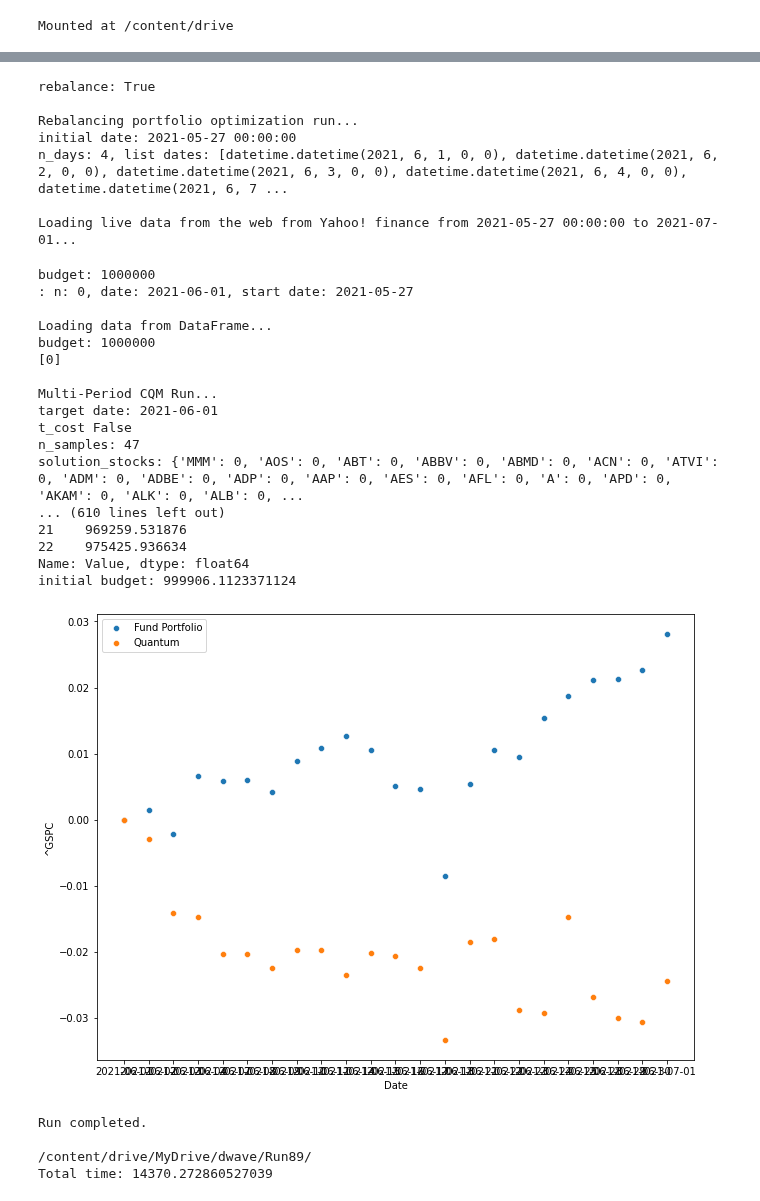
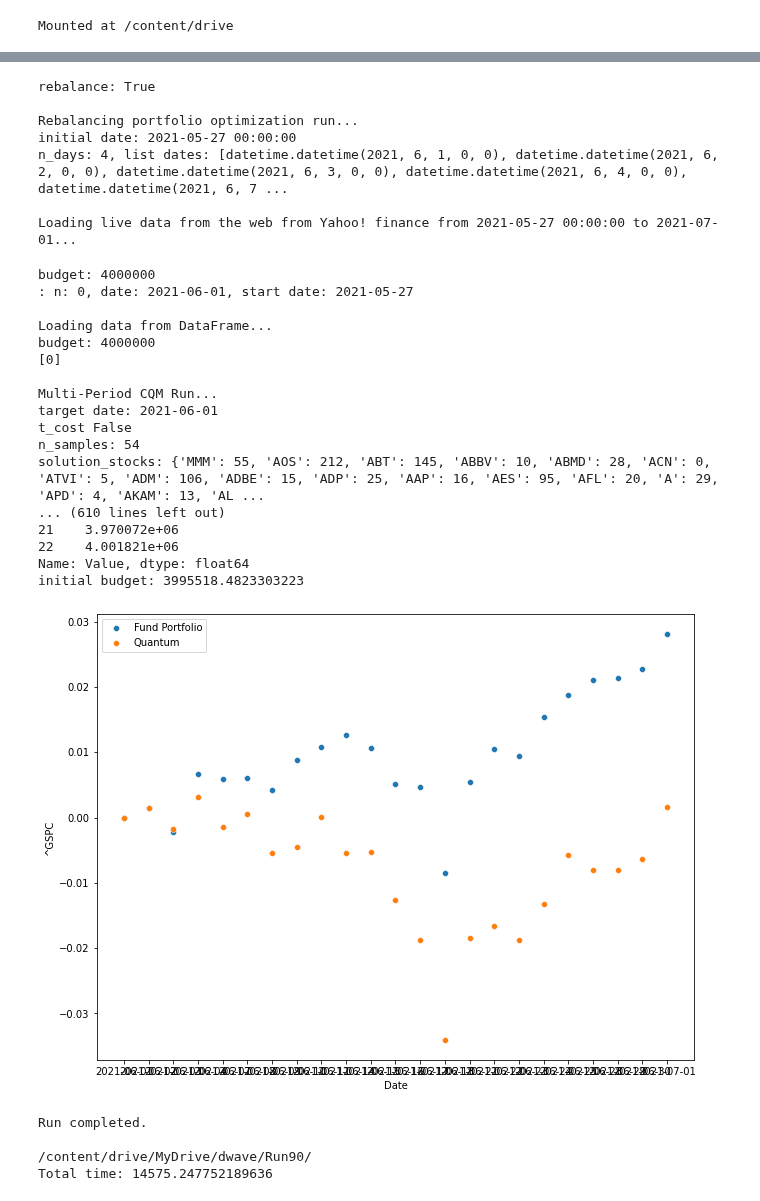
Before and after one commit to bvcmartins/dwaveDev, a Jupyter notebook: portfolioOptimization/solver.ipynb, the cells around one changed output, grey strips where cells are left out. Drawn from its saved outputs; the diff is of its cells as text; code cells hidden in the pictures.

```diff
--- a/portfolioOptimization/solver.ipynb
+++ b/portfolioOptimization/solver.ipynb
@@ -251,11 +251,11 @@ class SinglePeriod:
             cqm.add_constraint(quicksum([x[s]*self.price[s] for s in self.stocks]) <= self.budget, label='upper_budget')
             cqm.add_constraint(quicksum([x[s]*self.price[s] for s in self.stocks]) >= 0.997*self.budget, label='lower_budget')
 
-            z = {s: Binary("Z[%s]" %s) for s in self.stocks}
-            for s in self.stocks:
-                cqm.add_constraint(x[s] - 1 * z[s] >= 0)
-                cqm.add_constraint(x[s] - x[s] * z[s] <= 0)
-            cqm.add_constraint(quicksum([z[s] for s in self.stocks]) <= self.max_num_stocks)
+            # z = {s: Binary("Z[%s]" %s) for s in self.stocks}
+            # for s in self.stocks:
+            #     cqm.add_constraint(x[s] - 1 * z[s] >= 0)
+            #     cqm.add_constraint(x[s] - x[s] * z[s] <= 0)
+            # cqm.add_constraint(quicksum([z[s] for s in self.stocks]) <= self.max_num_stocks)
 
         else:
             print('t_cost True')
@@ -283,11 +283,11 @@ class SinglePeriod:
                 cqm.add_constraint(x[s] - x0[s]*y[s] >= 0, label=f'indicator_constraint_gte_{s}')
                 cqm.add_constraint(x[s] - x[s]*y[s] <= x0[s], label=f'indicator_constraint_lte_{s}')
 
-            z = {s: Binary("Z[%s]" %s) for s in self.stocks}
-            for s in self.stocks:
-                cqm.add_constraint(x[s] - 1 * z[s] >= 0)
-                cqm.add_constraint(x[s] - x[s] * z[s] <= 0)
-            cqm.add_constraint(quicksum([z[s] for s in self.stocks]) <= self.max_num_stocks)
+            # z = {s: Binary("Z[%s]" %s) for s in self.stocks}
+            # for s in self.stocks:
+            #     cqm.add_constraint(x[s] - 1 * z[s] >= 0)
+            #     cqm.add_constraint(x[s] - x[s] * z[s] <= 0)
+            # cqm.add_constraint(quicksum([z[s] for s in self.stocks]) <= self.max_num_stocks)
 
 
 
@@ -656,7 +656,7 @@ if __name__ == '__main__':
         cred = conf.readline().strip()
     cfg = {'stocks': None,
            'dates': ["2021-06-01", "2021-07-01"],
-            'budget': 1000000,
+            'budget': 4000000,
             'bin_size': '',
             'gamma': '',
             'alpha': 0.0005,
@@ -670,44 +670,44 @@ if __name__ == '__main__':
             'verbose': False,
             'num': 0,
             't_cost': 0.00,
-            'label': 'Run89',
+            'label': 'Run90',
             'init_holdings': None,
             'window_size': 4,
             'calculation_type': 'daily',
             'save_path': '/content/drive/MyDrive/dwave/'
         }
     locals().update(cfg)
     t1 = time.time()
     main(**locals())
     t2 = time.time()
     print(f'Total time: {t2-t1}')
 # %% [output]
 rebalance: True
 
 Rebalancing portfolio optimization run...
 initial date: 2021-05-27 00:00:00
 n_days: 4, list dates: [datetime.datetime(2021, 6, 1, 0, 0), datetime.datetime(2021, 6, 2, 0, 0), datetime.datetime(2021, 6, 3, 0, 0), datetime.datetime(2021, 6, 4, 0, 0), datetime.datetime(2021, 6, 7 ...
 
 Loading live data from the web from Yahoo! finance from 2021-05-27 00:00:00 to 2021-07-01...
-budget: 1000000
+budget: 4000000
 : n: 0, date: 2021-06-01, start date: 2021-05-27
 
 Loading data from DataFrame...
-budget: 1000000
+budget: 4000000
 [0]
 
 Multi-Period CQM Run...
 target date: 2021-06-01
 t_cost False
-n_samples: 47
-solution_stocks: {'MMM': 0, 'AOS': 0, 'ABT': 0, 'ABBV': 0, 'ABMD': 0, 'ACN': 0, 'ATVI': 0, 'ADM': 0, 'ADBE': 0, 'ADP': 0, 'AAP': 0, 'AES': 0, 'AFL': 0, 'A': 0, 'APD': 0, 'AKAM': 0, 'ALK': 0, 'ALB': 0, ...
+n_samples: 54
+solution_stocks: {'MMM': 55, 'AOS': 212, 'ABT': 145, 'ABBV': 10, 'ABMD': 28, 'ACN': 0, 'ATVI': 5, 'ADM': 106, 'ADBE': 15, 'ADP': 25, 'AAP': 16, 'AES': 95, 'AFL': 20, 'A': 29, 'APD': 4, 'AKAM': 13, 'AL ...
 ... (610 lines left out)
-21    969259.531876
-22    975425.936634
+21    3.970072e+06
+22    4.001821e+06
 Name: Value, dtype: float64
-initial budget: 999906.1123371124
+initial budget: 3995518.4823303223
-[figure, old version]
+[figure, new version]
 Run completed.
 
-/content/drive/MyDrive/dwave/Run89/
-Total time: 14370.272860527039
+/content/drive/MyDrive/dwave/Run90/
+Total time: 14575.247752189636
```
Also changed, not shown: parts of 1 cell of this notebook.
